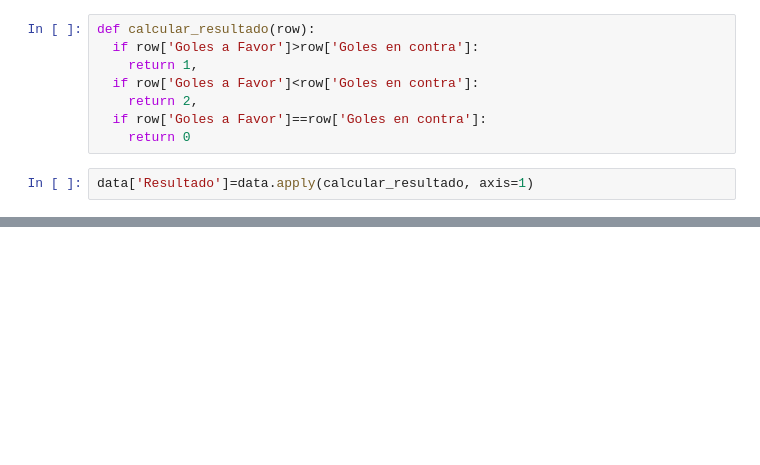
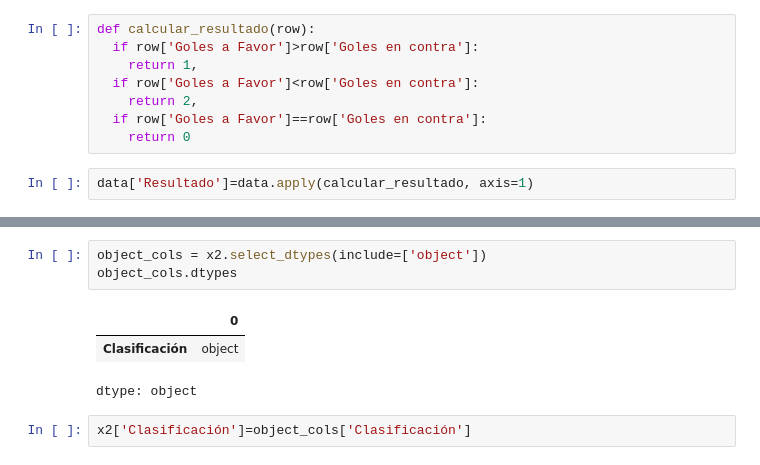
Before and after one commit to antalvort/Mi-portfolio, a Jupyter notebook: Proyectos Data Analyst/proyecto Sanlucar/proyecto_sanlucar.ipynb, the cells around one changed output, grey strips where cells are left out. Drawn from its saved outputs; the diff is of its cells as text; blank space fills up the shorter version.

```diff
--- a/Proyectos Data Analyst/proyecto Sanlucar/proyecto_sanlucar.ipynb
+++ b/Proyectos Data Analyst/proyecto Sanlucar/proyecto_sanlucar.ipynb
@@ -421,0 +467,9 @@ data.head(10)
+# %%
+object_cols = x2.select_dtypes(include=['object'])
+object_cols.dtypes
+# %% [output]
+|  | 0 |
+| Clasificación | object |
+dtype: object
+# %%
+x2['Clasificación']=object_cols['Clasificación']
```
Also changed, not shown: parts of 13 cells of this notebook.
